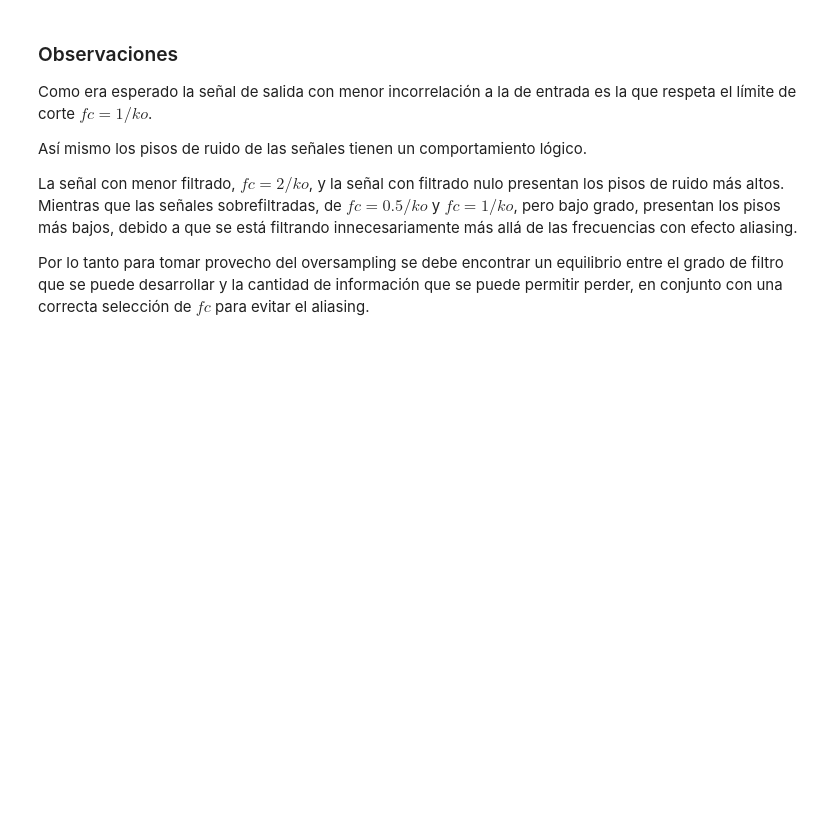
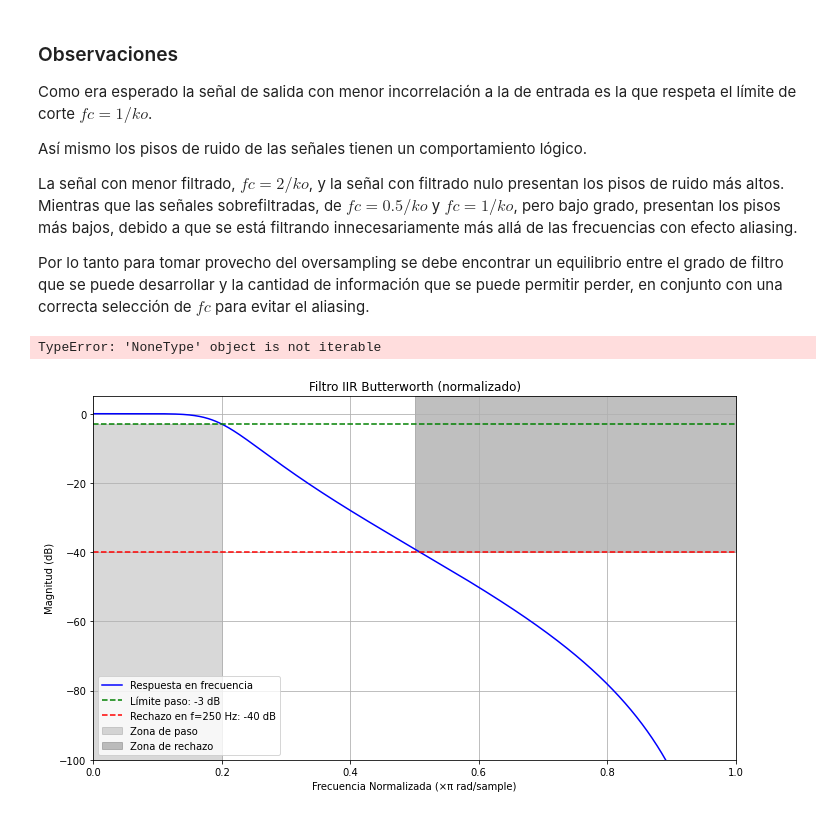
Before and after one commit to mnoe893/PDS_UTNBA_2025, a Jupyter notebook: TS5_cuantizacion.ipynb, the cells around one changed output. Cells and saved outputs as stored; diff of their text form; code cells hidden in the pictures; blank space fills up the shorter version.

```diff
--- a/TS5_cuantizacion.ipynb
+++ b/TS5_cuantizacion.ipynb
@@ -271,3 +328,21 @@ Así mismo los pisos de ruido de las señales tienen un comportamiento lógico.
 La señal con menor filtrado, $ fc = 2/ko $, y la señal con filtrado nulo presentan los pisos de ruido más altos. Mientras que las señales sobrefiltradas, de $ fc=0.5/ko $ y $ fc=1/ko $, pero bajo grado, presentan los pisos más bajos, debido a que se está filtrando innecesariamente más allá de las frecuencias con efecto aliasing.
 
 Por lo tanto para tomar provecho del oversampling se debe encontrar un equilibrio entre el grado de filtro que se puede desarrollar y la cantidad de información que se puede permitir perder, en conjunto con una correcta selección de $ fc $ para evitar el aliasing.
+# %%
+import numpy as np
+import matplotlib.pyplot as plt
+import scipy.signal as sig
+
+
+
+
+fc = 100         # Frecuencia de corte en Hz
+orden = 4        # Orden del filtro
+f_objetivo = 250 # Donde quiero que empiece a rechazar fuertemente
+atenuacion_rechazo_db = -40
+fs = 1000        # Frecuencia de muestreo
+
+coef_num, coef_den  = graficar_filtro_iir_(fc, orden, f_objetivo, atenuacion_rechazo_db, fs=fs)
+# %% [output]
+TypeError: 'NoneType' object is not iterable
+[figure, added]
```
Also changed, not shown: parts of 10 cells of this notebook.
